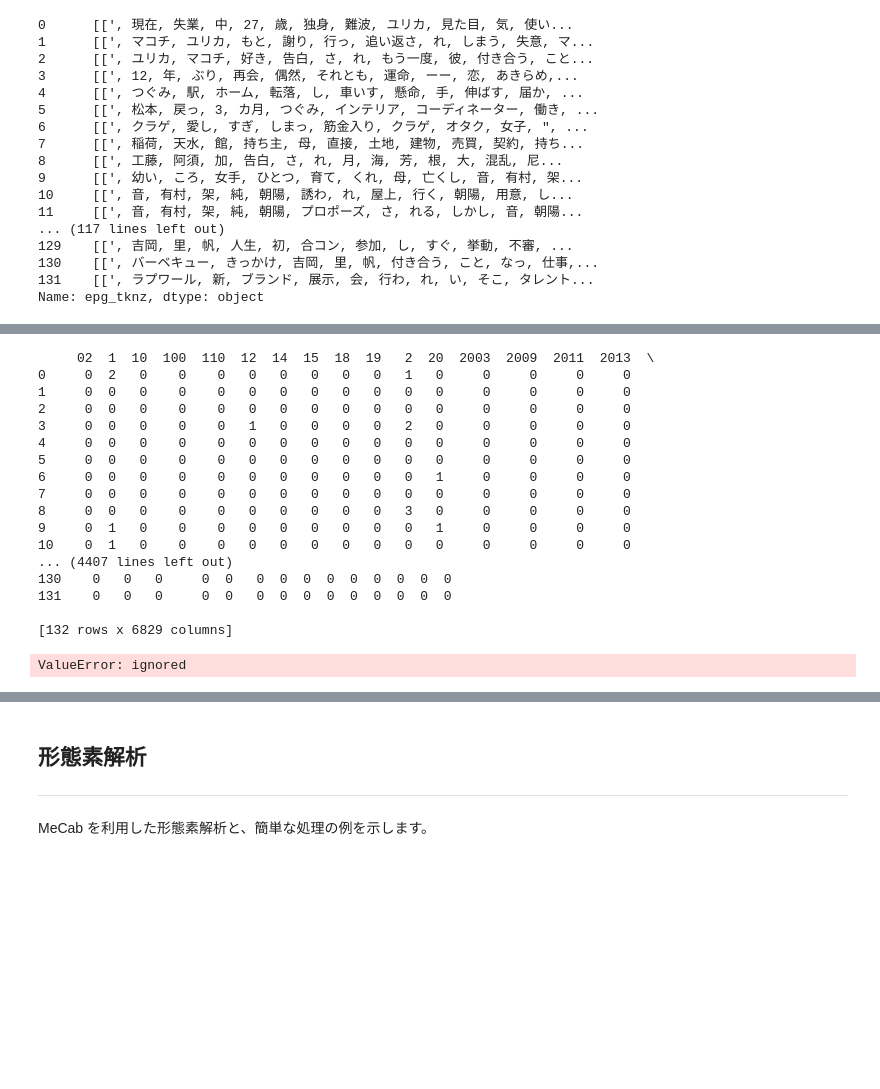
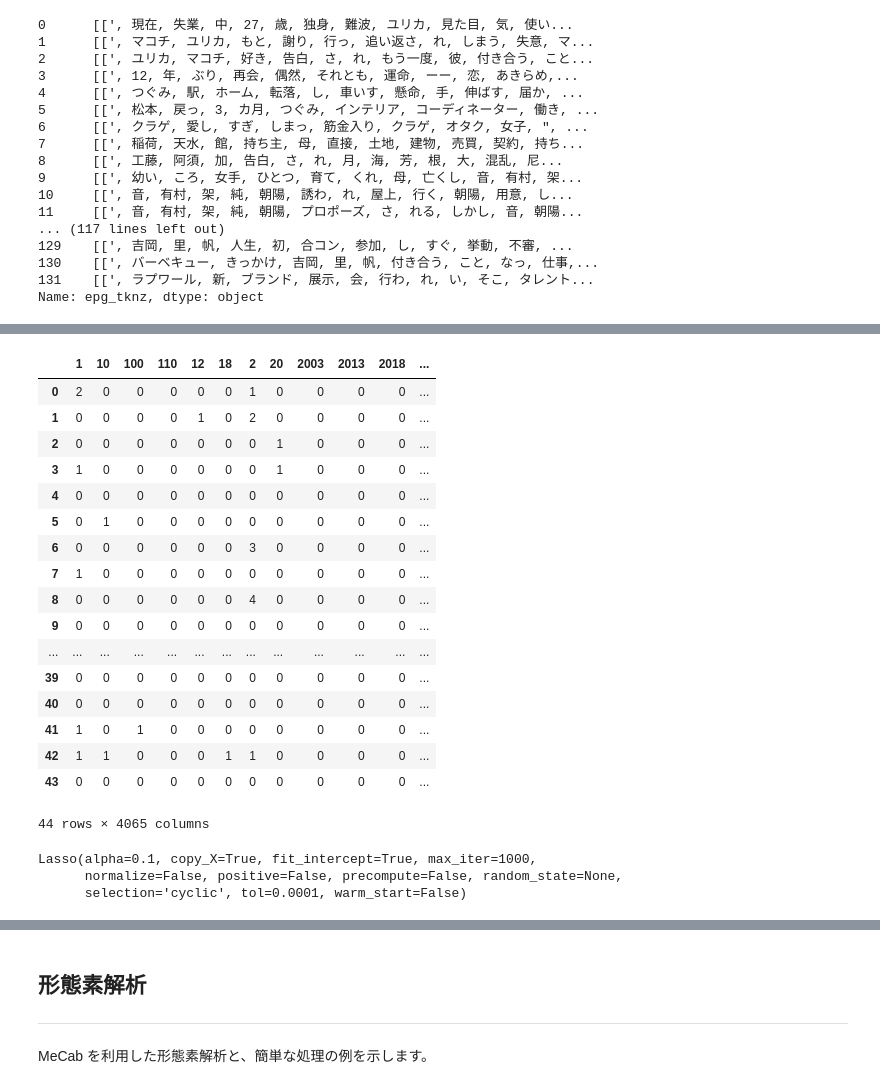
Before and after one commit to c-c-c-c/dm_integration, a Jupyter notebook: myMecab.ipynb, the cells around one changed output, grey strips where cells are left out. Drawn from its saved outputs; the diff is of its cells as text; code cells hidden in the pictures; blank space fills up the shorter version.

```diff
--- a/myMecab.ipynb
+++ b/myMecab.ipynb
@@ -421,0 +406,2 @@ Y = df_stage["win_lose_dummy"]
+# %%
+df_early = df_stage[df_stage["stages"] == "early"]
@@ -421,0 +412,5 @@ Y = df_stage["win_lose_dummy"]
+# %%
+bow_vectorizer_early = CountVectorizer(token_pattern=r"(?u)\b\w+\b")
+Xe = bow_vectorizer_early.fit_transform(
+    [str(i) for i in df_early["epg_tknz"].values]
+)
@@ -422,20 +419,21 @@ Y = df_stage["win_lose_dummy"]
 # %%
-pd.DataFrame(Xb.toarray(), columns=[ x[0] for x in sorted(bow_vectorizer.vocabulary_.items(), key=lambda x: x[1]) ])
+pd.DataFrame(Xe.toarray(), columns=[ x[0] for x in sorted(bow_vectorizer_early.vocabulary_.items(), key=lambda x: x[1]) ])
 # %% [output]
+|  | 1 | 10 | 100 | 110 | 12 | 18 | 2 | 20 | 2003 | 2013 | 2018 | ... |
+| 0 | 2 | 0 | 0 | 0 | 0 | 0 | 1 | 0 | 0 | 0 | 0 | ... |
+| 1 | 0 | 0 | 0 | 0 | 1 | 0 | 2 | 0 | 0 | 0 | 0 | ... |
+| 2 | 0 | 0 | 0 | 0 | 0 | 0 | 0 | 1 | 0 | 0 | 0 | ... |
+| 3 | 1 | 0 | 0 | 0 | 0 | 0 | 0 | 1 | 0 | 0 | 0 | ... |
+| 4 | 0 | 0 | 0 | 0 | 0 | 0 | 0 | 0 | 0 | 0 | 0 | ... |
+| 5 | 0 | 1 | 0 | 0 | 0 | 0 | 0 | 0 | 0 | 0 | 0 | ... |
+| 6 | 0 | 0 | 0 | 0 | 0 | 0 | 3 | 0 | 0 | 0 | 0 | ... |
+| 7 | 1 | 0 | 0 | 0 | 0 | 0 | 0 | 0 | 0 | 0 | 0 | ... |
+| 8 | 0 | 0 | 0 | 0 | 0 | 0 | 4 | 0 | 0 | 0 | 0 | ... |
+| 9 | 0 | 0 | 0 | 0 | 0 | 0 | 0 | 0 | 0 | 0 | 0 | ... |
+| ... | ... | ... | ... | ... | ... | ... | ... | ... | ... | ... | ... | ... |
+| 39 | 0 | 0 | 0 | 0 | 0 | 0 | 0 | 0 | 0 | 0 | 0 | ... |
+| 40 | 0 | 0 | 0 | 0 | 0 | 0 | 0 | 0 | 0 | 0 | 0 | ... |
+| 41 | 1 | 0 | 1 | 0 | 0 | 0 | 0 | 0 | 0 | 0 | 0 | ... |
+| 42 | 1 | 1 | 0 | 0 | 0 | 1 | 1 | 0 | 0 | 0 | 0 | ... |
+| 43 | 0 | 0 | 0 | 0 | 0 | 0 | 0 | 0 | 0 | 0 | 0 | ... |
-     02  1  10  100  110  12  14  15  18  19   2  20  2003  2009  2011  2013  \
-0     0  2   0    0    0   0   0   0   0   0   1   0     0     0     0     0
-1     0  0   0    0    0   0   0   0   0   0   0   0     0     0     0     0
-2     0  0   0    0    0   0   0   0   0   0   0   0     0     0     0     0
-3     0  0   0    0    0   1   0   0   0   0   2   0     0     0     0     0
-4     0  0   0    0    0   0   0   0   0   0   0   0     0     0     0     0
-5     0  0   0    0    0   0   0   0   0   0   0   0     0     0     0     0
-6     0  0   0    0    0   0   0   0   0   0   0   1     0     0     0     0
-7     0  0   0    0    0   0   0   0   0   0   0   0     0     0     0     0
-8     0  0   0    0    0   0   0   0   0   0   3   0     0     0     0     0
-9     0  1   0    0    0   0   0   0   0   0   0   1     0     0     0     0
-10    0  1   0    0    0   0   0   0   0   0   0   0     0     0     0     0
-... (4407 lines left out)
-130    0   0   0     0  0   0  0  0  0  0  0  0  0  0
-131    0   0   0     0  0   0  0  0  0  0  0  0  0  0
-
-[132 rows x 6829 columns]
+44 rows × 4065 columns
@@ -457,23 +444,0 @@ df_stage.columns
-# %%
-from sklearn.preprocessing import StandardScaler
-from sklearn.linear_model import Lasso
-
-scaler = StandardScaler(with_mean=False)
-clf = Lasso(alpha=0.1)
-
-scaler.fit(Xb)
-clf.fit(scaler.transform(Xb), Y)
-## Lasso(alpha=0.1, copy_X=True, fit_intercept=True, max_iter=1000,
-##    normalize=False, positive=False, precompute=False, random_state=None,
-##    selection='cyclic', tol=0.0001, warm_start=False)
-
-# print(clf.coef_)
-
-
-
-
-## [ 0.46288203  1.05025169  3.86729005 -0.84086274  2.24241141]
-
-# print(clf.intercept_)
-# %% [output]
-ValueError: ignored
@@ -484,2 +445,13 @@ result = pd.Series(clf.coef_ , index=bow_vectorizer.vocabulary_ )
+# %%
+
+scaler = StandardScaler(with_mean=False)
+clf_e = Lasso(alpha=0.1)
+
+scaler.fit(Xe)
+clf_e.fit(scaler.transform(Xe), Ye)
+# %% [output]
+Lasso(alpha=0.1, copy_X=True, fit_intercept=True, max_iter=1000,
+      normalize=False, positive=False, precompute=False, random_state=None,
+      selection='cyclic', tol=0.0001, warm_start=False)
 # %%
 
```
Also changed, not shown: parts of 24 cells of this notebook.
